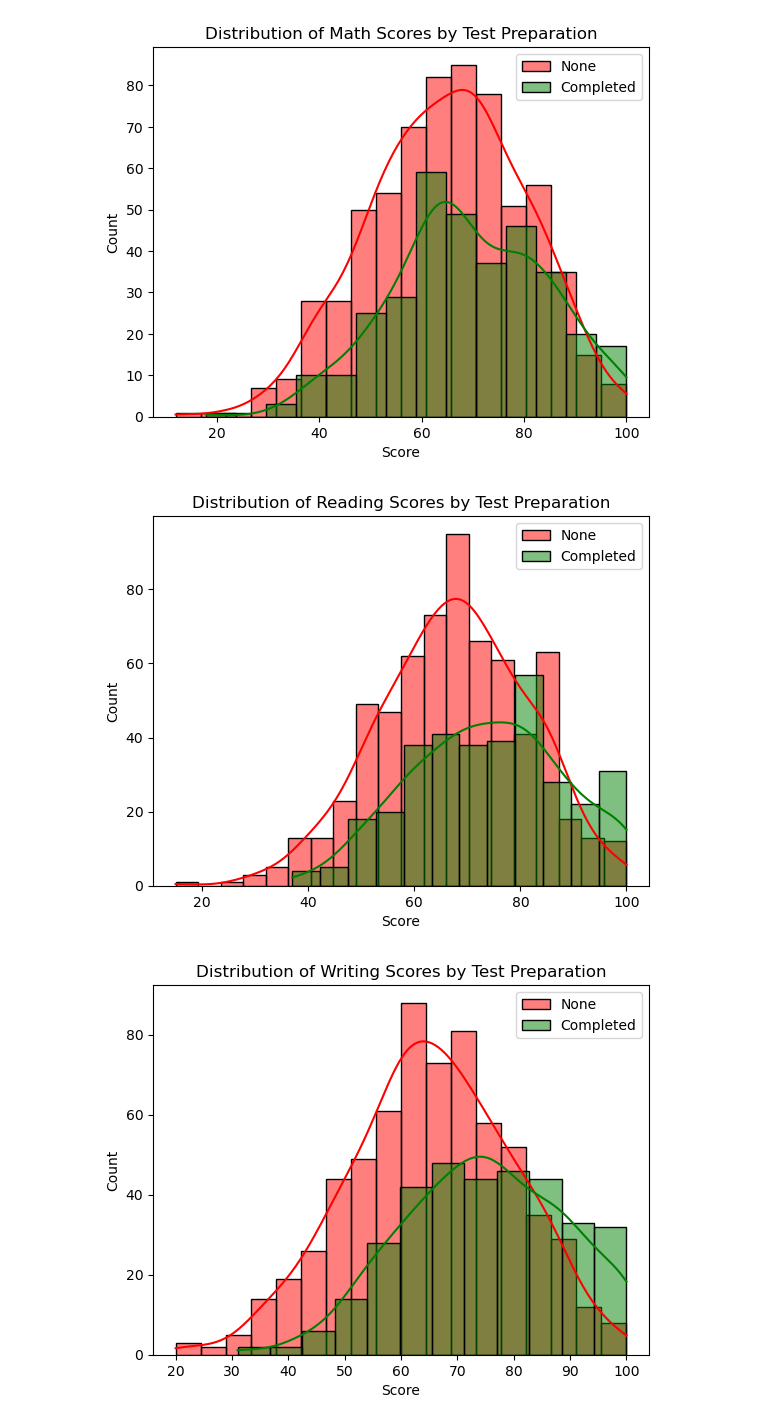
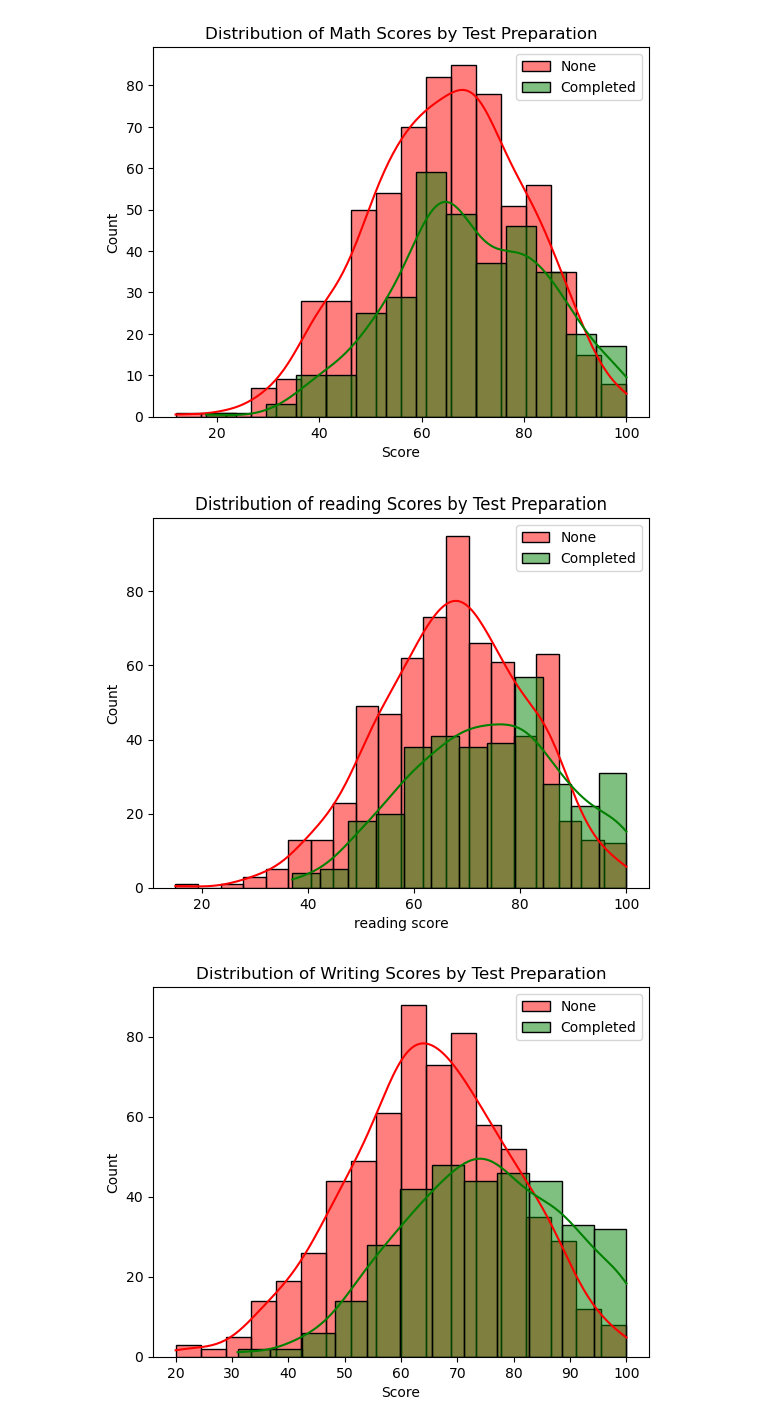
Before and after one commit to sahartvk/DataMining_Exam-Scores, a Jupyter notebook: project.ipynb, the cells around one changed output. Drawn from its saved outputs; the diff is of its cells as text; code cells hidden in the pictures.

Commit message:
Distribution of scores for other factors

```diff
--- a/project.ipynb
+++ b/project.ipynb
@@ -129,14 +271,14 @@ plt.show()
 # %%
 sns.histplot(data[data['test preparation course'] == 'none']['reading score'], kde=True, label='None',color='red')
 sns.histplot(data[data['test preparation course'] == 'completed']['reading score'], kde=True, label='Completed',color='green')
 
-plt.title('Distribution of Reading Scores by Test Preparation')
-plt.xlabel('Score')
+plt.title('Distribution of reading Scores by Test Preparation')
+plt.xlabel('reading score')
 plt.ylabel('Count')
 plt.legend()
 plt.show()
 # %% [output]
-[figure, old version]
+[figure, new version]
 # %%
 sns.histplot(data[data['test preparation course'] == 'none']['writing score'], kde=True, label='None',color='red')
 sns.histplot(data[data['test preparation course'] == 'completed']['writing score'], kde=True, label='Completed',color='green')
```
Also changed, not shown: parts of 24 cells of this notebook.
